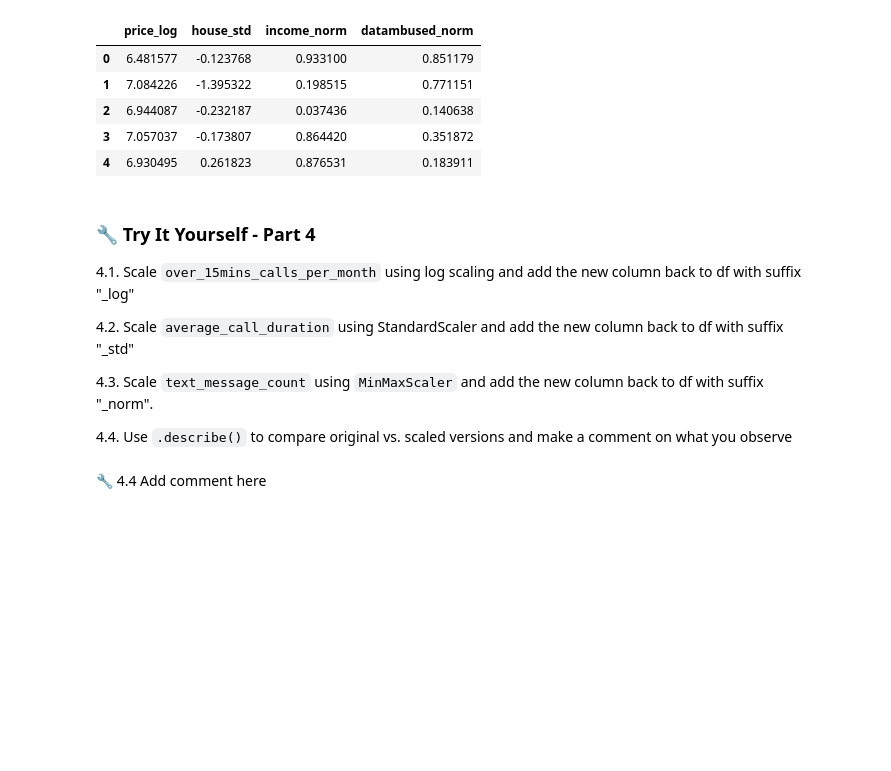
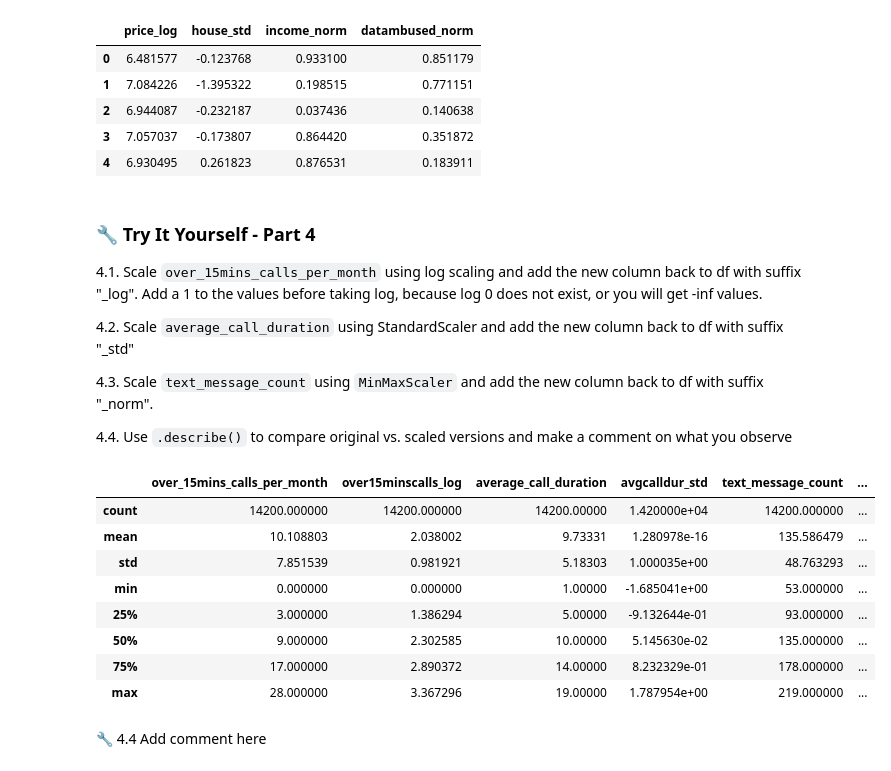
Before and after one commit to Luoxiaowanzi/IS-4487-Guide, a Jupyter notebook: Labs/lab_07_data_transformation.ipynb, the cells around one changed output. Saved outputs shown, nothing was run; the diff lists cells and outputs as text; code cells hidden in the pictures; blank space fills up the shorter version.

```diff
--- a/Labs/lab_07_data_transformation.ipynb
+++ b/Labs/lab_07_data_transformation.ipynb
@@ -389,7 +390,7 @@ df[['price_log','house_std', 'income_norm', 'datambused_norm', ]].head()
 # %% [markdown]
 ### **🔧 Try It Yourself - Part 4**
 
-4.1. Scale `over_15mins_calls_per_month` using log scaling and add the new  column back to df with suffix "_log"
+4.1. Scale `over_15mins_calls_per_month` using log scaling and add the new  column back to df with suffix "_log". Add a 1 to the values before taking log, because log 0 does not exist, or you will get -inf values.
 
 4.2. Scale `average_call_duration` using StandardScaler and add the new  column back to df with suffix "_std"
 
@@ -398,15 +399,26 @@ df[['price_log','house_std', 'income_norm', 'datambused_norm', ]].head()
 4.4. Use `.describe()` to compare original vs. scaled versions and make a comment on what you observe
 # %%
 # 🔧 4.1. Add code here
-
+df['over15minscalls_log'] = np.log(df['over_15mins_calls_per_month']+1)
 
 # 🔧 4.2. Add code here
-
+df['avgcalldur_std'] = stdscaler.fit_transform(df[['average_call_duration']])
 
 # 🔧 4.3. Add code here
-
+df['textmsg_norm'] = mmscaler.fit_transform(df[['text_message_count']])
 
 # 🔧 4.4. Add code here
+df[['over_15mins_calls_per_month', 'over15minscalls_log', 'average_call_duration', 'avgcalldur_std', 'text_message_count', 'textmsg_norm']].describe()
+# %% [output]
+|  | over_15mins_calls_per_month | over15minscalls_log | average_call_duration | avgcalldur_std | text_message_count | ... |
+| count | 14200.000000 | 14200.000000 | 14200.00000 | 1.420000e+04 | 14200.000000 | ... |
+| mean | 10.108803 | 2.038002 | 9.73331 | 1.280978e-16 | 135.586479 | ... |
+| std | 7.851539 | 0.981921 | 5.18303 | 1.000035e+00 | 48.763293 | ... |
+| min | 0.000000 | 0.000000 | 1.00000 | -1.685041e+00 | 53.000000 | ... |
+| 25% | 3.000000 | 1.386294 | 5.00000 | -9.132644e-01 | 93.000000 | ... |
+| 50% | 9.000000 | 2.302585 | 10.00000 | 5.145630e-02 | 135.000000 | ... |
+| 75% | 17.000000 | 2.890372 | 14.00000 | 8.232329e-01 | 178.000000 | ... |
+| max | 28.000000 | 3.367296 | 19.00000 | 1.787954e+00 | 219.000000 | ... |
 # %% [markdown]
 🔧 4.4 Add comment here
 # %% [markdown]
```
Also changed, not shown: parts of 14 cells of this notebook.
